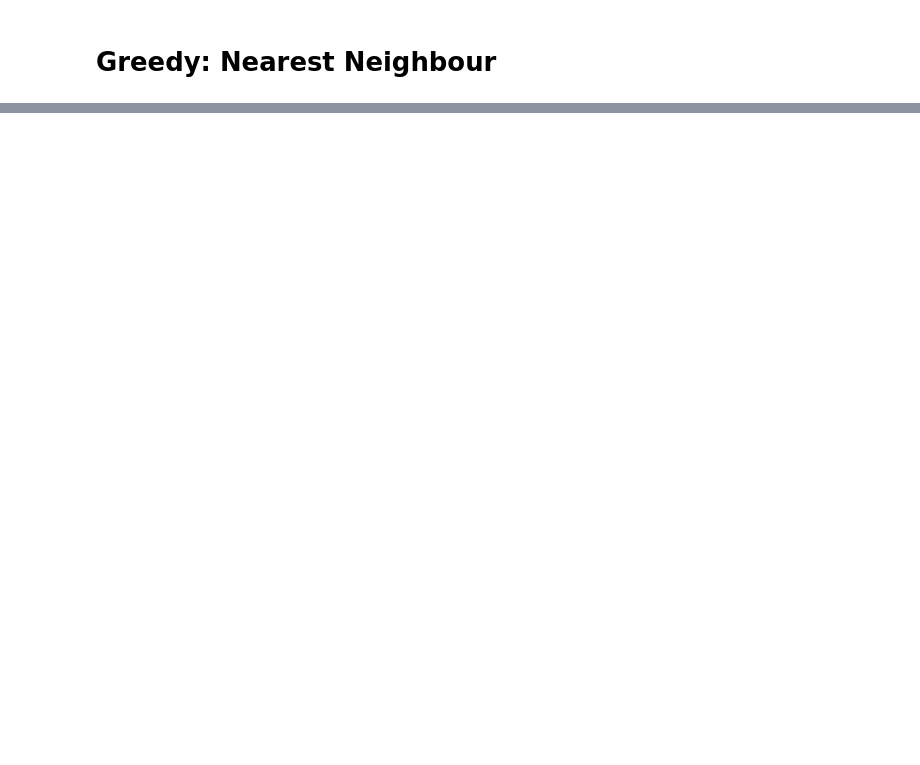
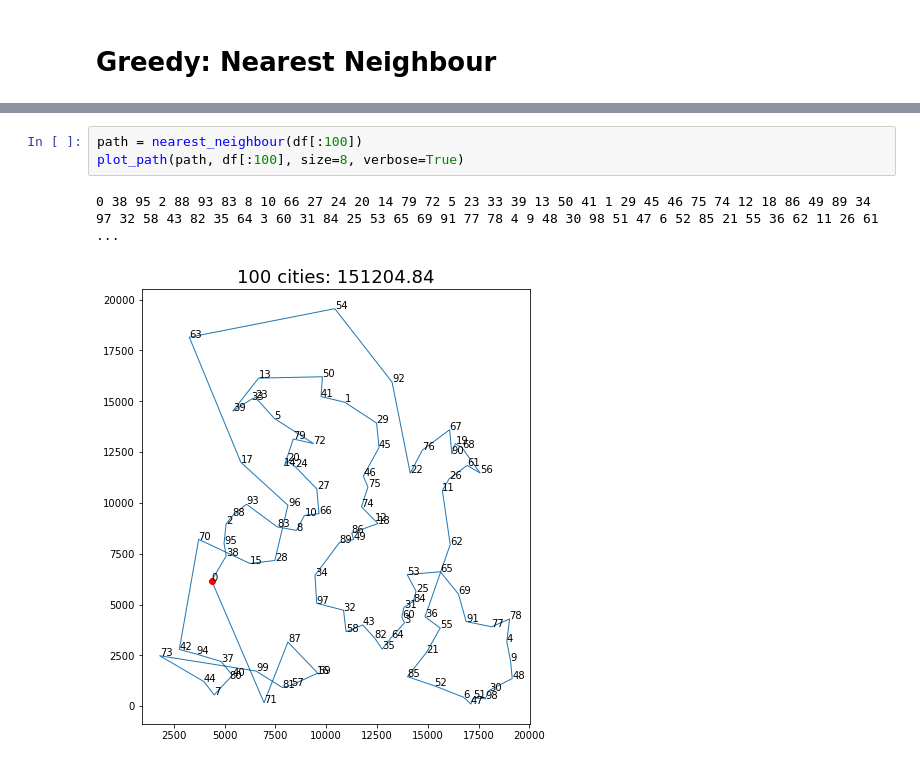
Before and after one commit to javiabellan/optimization, a Jupyter notebook: Kaggle Santa Competitions/santa_2012_TSP/My solution.ipynb, the cells around one changed output, grey strips where cells are left out. Drawn from its saved outputs; the diff is of its cells as text; blank space fills up the shorter version.

```diff
--- a/Kaggle Santa Competitions/santa_2012_TSP/My solution.ipynb
+++ b/Kaggle Santa Competitions/santa_2012_TSP/My solution.ipynb
@@ -239,0 +107,6 @@ plt.imshow(m)
+# %%
+path = nearest_neighbour(df[:100])
+plot_path(path, df[:100], size=8, verbose=True)
+# %% [output]
+0 38 95 2 88 93 83 8 10 66 27 24 20 14 79 72 5 23 33 39 13 50 41 1 29 45 46 75 74 12 18 86 49 89 34 97 32 58 43 82 35 64 3 60 31 84 25 53 65 69 91 77 78 4 9 48 30 98 51 47 6 52 85 21 55 36 62 11 26 61 ...
+[figure, added]
```
Also changed, not shown: parts of 30 cells of this notebook, 1 other file.
